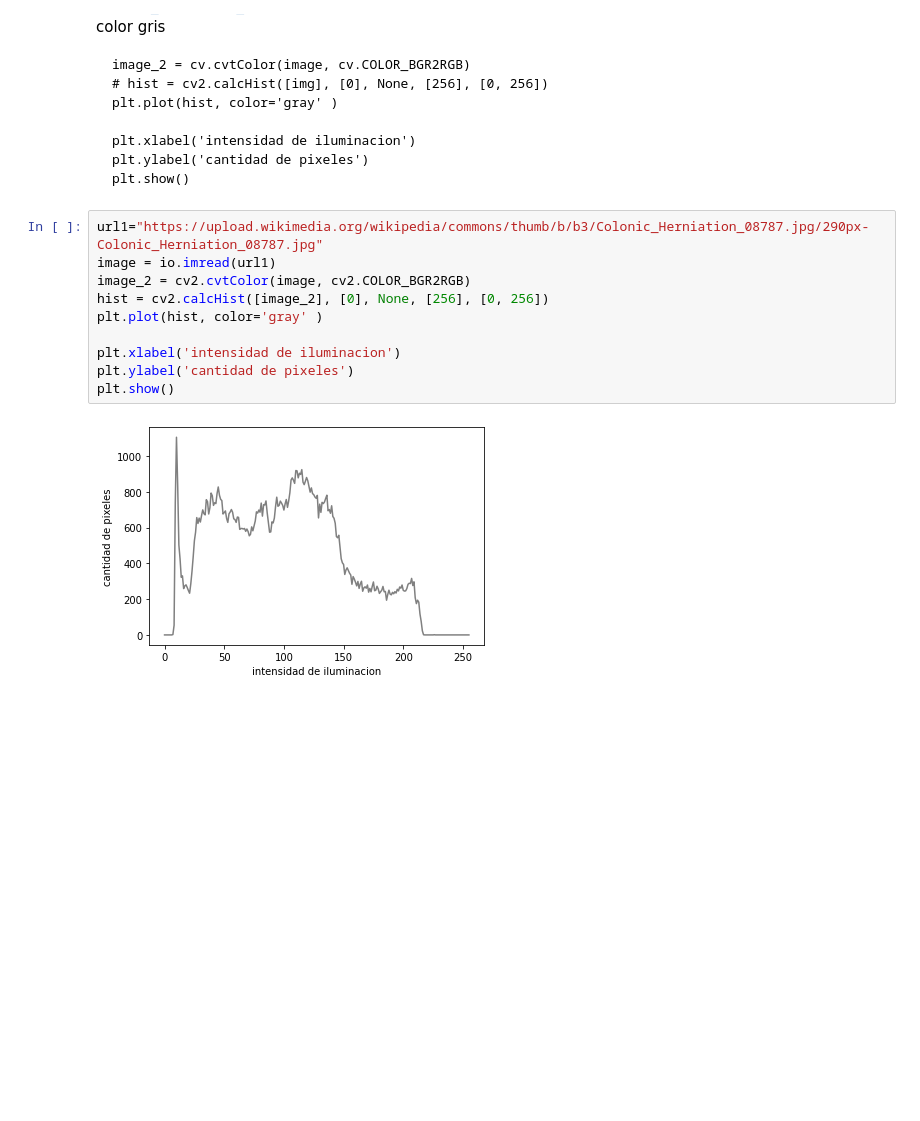
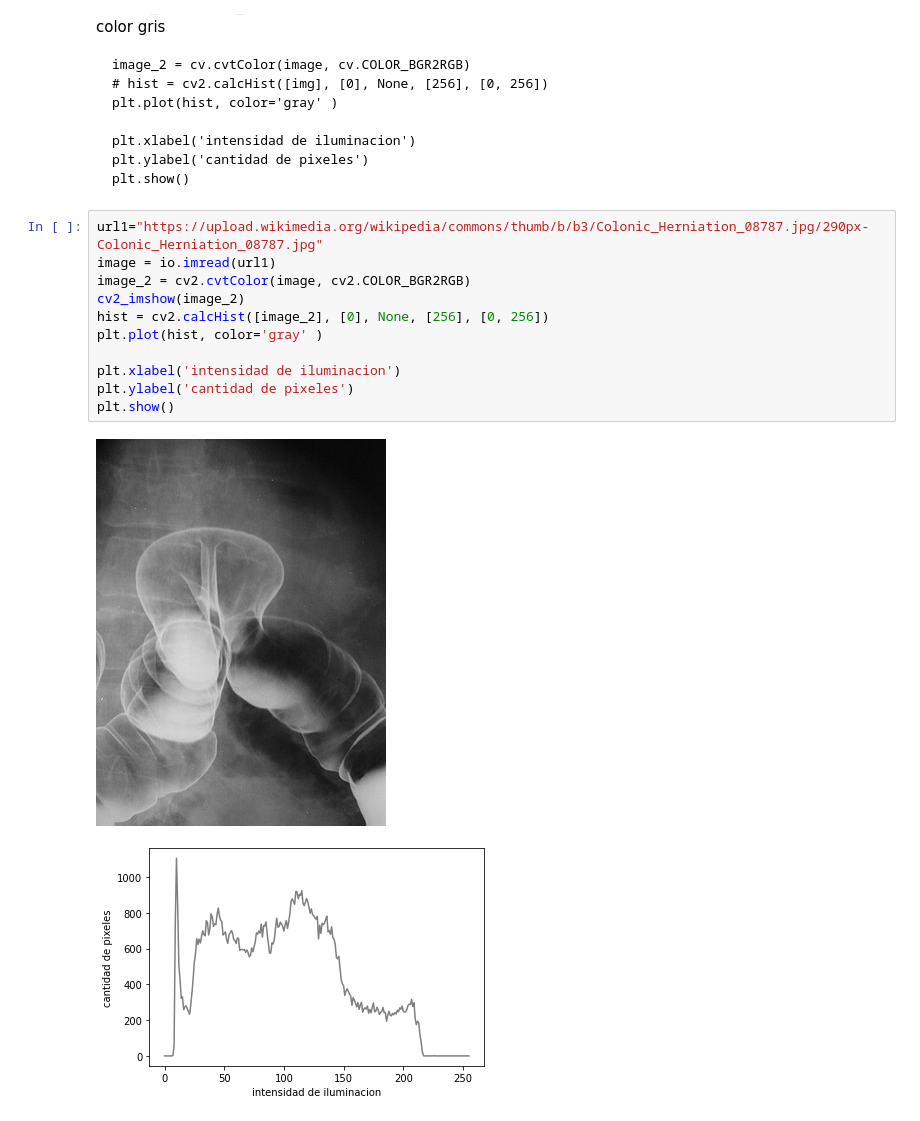
Before and after one commit to mleyvaz/vision-computadoras, a Jupyter notebook: Normalizacion.ipynb, the cells around one changed output. Saved outputs shown, nothing was run; the diff lists cells and outputs as text; blank space fills up the shorter version.

```diff
--- a/Normalizacion.ipynb
+++ b/Normalizacion.ipynb
@@ -35,12 +35,14 @@ plt.show()
 # %%
 url1="https://upload.wikimedia.org/wikipedia/commons/thumb/b/b3/Colonic_Herniation_08787.jpg/290px-Colonic_Herniation_08787.jpg"
 image = io.imread(url1)
 image_2 = cv2.cvtColor(image, cv2.COLOR_BGR2RGB)
+cv2_imshow(image_2)
 hist = cv2.calcHist([image_2], [0], None, [256], [0, 256])
 plt.plot(hist, color='gray' )
 
 plt.xlabel('intensidad de iluminacion')
 plt.ylabel('cantidad de pixeles')
 plt.show()
 # %% [output]
-[figure, old version]
+[figure, new version]
+[figure, added]
```
